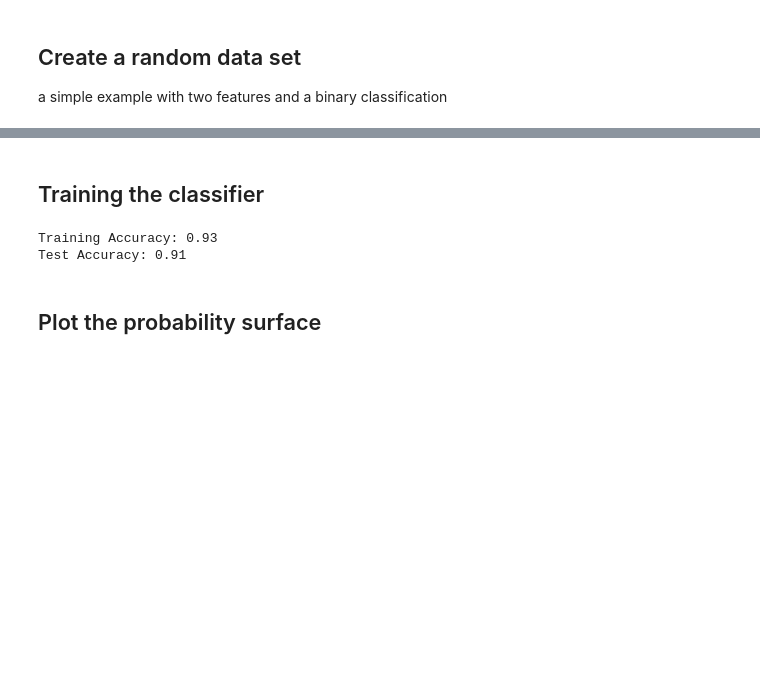
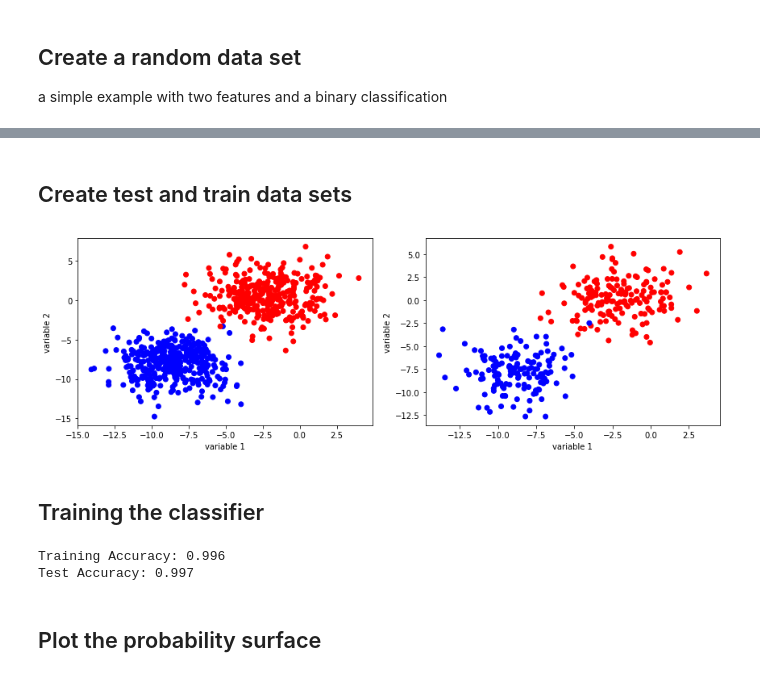
Before and after one commit to MHadavand/Lessons, a Jupyter notebook: ML/LogisticRegression/LogisticRegression.ipynb, the cells around one changed output, grey strips where cells are left out. Drawn from its saved outputs; the diff is of its cells as text; code cells hidden in the pictures; blank space fills up the shorter version.

```diff
--- a/ML/LogisticRegression/LogisticRegression.ipynb
+++ b/ML/LogisticRegression/LogisticRegression.ipynb
@@ -90,3 +86,24 @@ Xtest = X[~random_index]; ytest = y[~random_index]
+# %% [markdown]
+## Create test and train data sets
+# %%
+random_index = np.random.rand(n_samples)>0.3
+Xtrain = X[random_index]; ytrain = y[random_index]
+Xtest = X[~random_index]; ytest = y[~random_index]
+
+fig, axes = plt.subplots(1,2, figsize=(12,4))
+ax=axes[0]
+ax.scatter(Xtrain[:,0], Xtrain[:,1], c= [colors[i] for i in ytrain])
+ax.set_xlabel('variable 1'); ax.set_ylabel('variable 2')
+ax.set_label('Training Data set')
+
+ax=axes[1]
+ax.scatter(Xtest[:,0], Xtest[:,1], c= [colors[i] for i in ytest])
+ax.set_xlabel('variable 1'); ax.set_ylabel('variable 2')
+ax.set_label('Test Data set')
+
+plt.tight_layout()
+# %% [output]
+[figure, added]
 # %% [markdown]
 ## Training the classifier
 # %%
@@ -105,14 +122,14 @@ preds_train = clf.predict(Xtrain)
 preds_test = clf.predict(Xtest)
 
 ## Compute errors
-errs_train = np.sum((preds_train > 0.0) != (ytrain > 0.0))
-errs_test = np.sum((preds_test > 0.0) != (ytest > 0.0))
+errs_train = np.sum((preds_train == 1) != (ytrain == 1))
+errs_test = np.sum((preds_test == 1) != (ytest == 1))
 
-print ("Training Accuracy: {:.2f}".format(1 - float(errs_train)/len(ytrain)))
-print ("Test Accuracy: {:.2f}".format(1 - float(errs_test)/len(ytest)))
+print ("Training Accuracy: {:.3f}".format(1 - float(errs_train)/len(ytrain)))
+print ("Test Accuracy: {:.3f}".format(1 - float(errs_test)/len(ytest)))
 # %% [output]
-Training Accuracy: 0.93
-Test Accuracy: 0.91
+Training Accuracy: 0.996
+Test Accuracy: 0.997
 # %% [markdown]
 ## Plot the probability surface
 # %%
```
Also changed, not shown: parts of 4 cells of this notebook, 2 other files.
